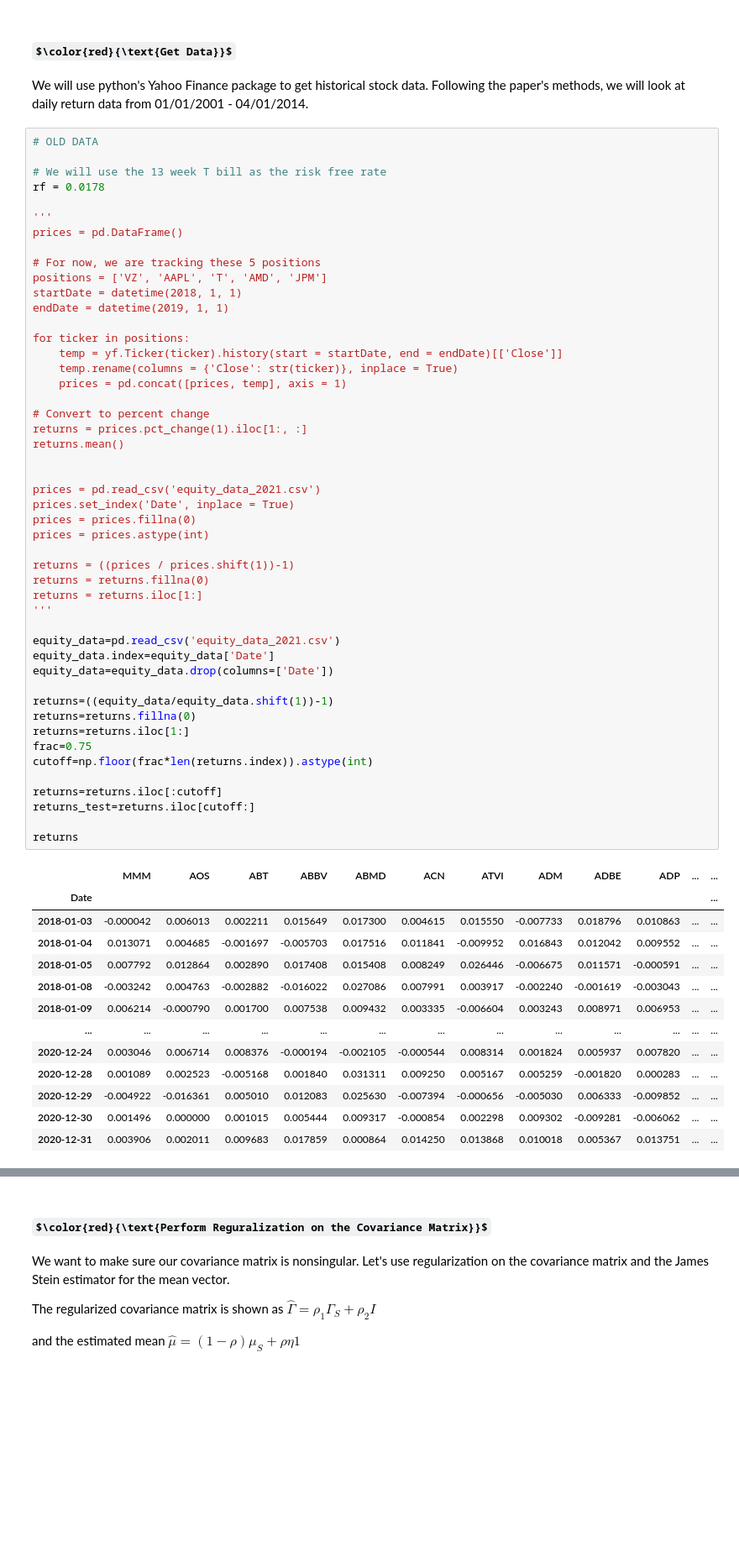
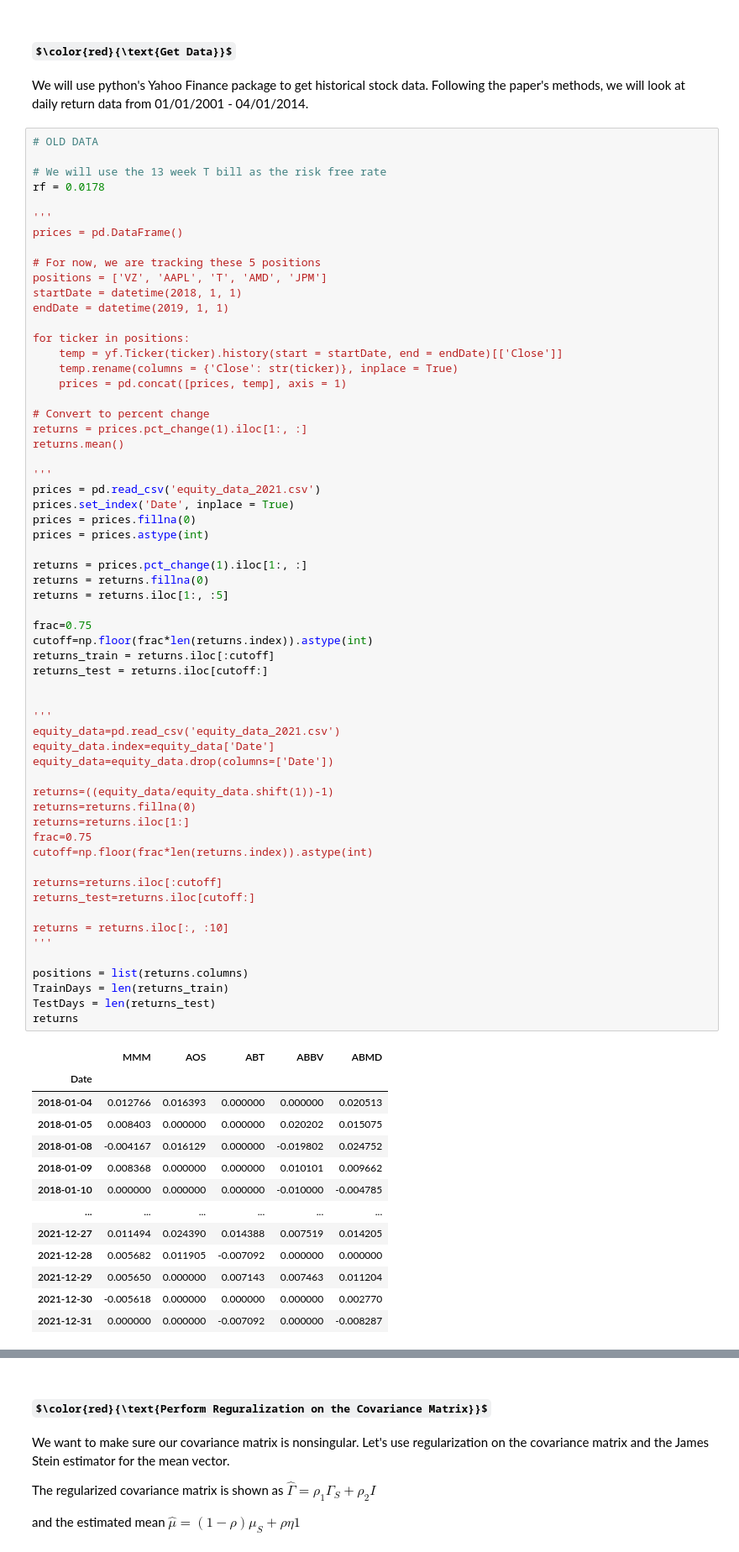
Before and after one commit to jasonbohne123/Split_Bregman_MPT, a Jupyter notebook: PortfolioOptimization.ipynb, the cells around one changed output, grey strips where cells are left out. Shown at 84% size. Cells and saved outputs as stored; diff of their text form; some formulas as TeX source; blank space fills up the shorter version.

```diff
--- a/PortfolioOptimization.ipynb
+++ b/PortfolioOptimization.ipynb
@@ -31,47 +31,59 @@ for ticker in positions:
     temp = yf.Ticker(ticker).history(start = startDate, end = endDate)[['Close']]
     temp.rename(columns = {'Close': str(ticker)}, inplace = True)
     prices = pd.concat([prices, temp], axis = 1)
 
 # Convert to percent change
 returns = prices.pct_change(1).iloc[1:, :]
 returns.mean()
 
-
+'''
 prices = pd.read_csv('equity_data_2021.csv')
 prices.set_index('Date', inplace = True)
 prices = prices.fillna(0)
 prices = prices.astype(int)
 
-returns = ((prices / prices.shift(1))-1)
+returns = prices.pct_change(1).iloc[1:, :]
 returns = returns.fillna(0)
-returns = returns.iloc[1:]
+returns = returns.iloc[1:, :5]
+
+frac=0.75
+cutoff=np.floor(frac*len(returns.index)).astype(int)
+returns_train = returns.iloc[:cutoff]
+returns_test = returns.iloc[cutoff:]
+
+
 '''
-
 equity_data=pd.read_csv('equity_data_2021.csv')
 equity_data.index=equity_data['Date']
 equity_data=equity_data.drop(columns=['Date'])
 
 returns=((equity_data/equity_data.shift(1))-1)
 returns=returns.fillna(0)
 returns=returns.iloc[1:]
 frac=0.75
 cutoff=np.floor(frac*len(returns.index)).astype(int)
 
 returns=returns.iloc[:cutoff]
 returns_test=returns.iloc[cutoff:]
 
+returns = returns.iloc[:, :10]
+'''
+
+positions = list(returns.columns)
+TrainDays = len(returns_train)
+TestDays = len(returns_test)
 returns
 # %% [output]
-|  | MMM | AOS | ABT | ABBV | ABMD | ACN | ATVI | ADM | ADBE | ADP | ... | ... |
-| Date |  |  |  |  |  |  |  |  |  |  |  | ... |
-| 2018-01-03 | -0.000042 | 0.006013 | 0.002211 | 0.015649 | 0.017300 | 0.004615 | 0.015550 | -0.007733 | 0.018796 | 0.010863 | ... | ... |
-| 2018-01-04 | 0.013071 | 0.004685 | -0.001697 | -0.005703 | 0.017516 | 0.011841 | -0.009952 | 0.016843 | 0.012042 | 0.009552 | ... | ... |
-| 2018-01-05 | 0.007792 | 0.012864 | 0.002890 | 0.017408 | 0.015408 | 0.008249 | 0.026446 | -0.006675 | 0.011571 | -0.000591 | ... | ... |
-| 2018-01-08 | -0.003242 | 0.004763 | -0.002882 | -0.016022 | 0.027086 | 0.007991 | 0.003917 | -0.002240 | -0.001619 | -0.003043 | ... | ... |
-| 2018-01-09 | 0.006214 | -0.000790 | 0.001700 | 0.007538 | 0.009432 | 0.003335 | -0.006604 | 0.003243 | 0.008971 | 0.006953 | ... | ... |
-| ... | ... | ... | ... | ... | ... | ... | ... | ... | ... | ... | ... | ... |
-| 2020-12-24 | 0.003046 | 0.006714 | 0.008376 | -0.000194 | -0.002105 | -0.000544 | 0.008314 | 0.001824 | 0.005937 | 0.007820 | ... | ... |
-| 2020-12-28 | 0.001089 | 0.002523 | -0.005168 | 0.001840 | 0.031311 | 0.009250 | 0.005167 | 0.005259 | -0.001820 | 0.000283 | ... | ... |
-| 2020-12-29 | -0.004922 | -0.016361 | 0.005010 | 0.012083 | 0.025630 | -0.007394 | -0.000656 | -0.005030 | 0.006333 | -0.009852 | ... | ... |
-| 2020-12-30 | 0.001496 | 0.000000 | 0.001015 | 0.005444 | 0.009317 | -0.000854 | 0.002298 | 0.009302 | -0.009281 | -0.006062 | ... | ... |
-| 2020-12-31 | 0.003906 | 0.002011 | 0.009683 | 0.017859 | 0.000864 | 0.014250 | 0.013868 | 0.010018 | 0.005367 | 0.013751 | ... | ... |
+|  | MMM | AOS | ABT | ABBV | ABMD |
+| Date |  |  |  |  |  |
+| 2018-01-04 | 0.012766 | 0.016393 | 0.000000 | 0.000000 | 0.020513 |
+| 2018-01-05 | 0.008403 | 0.000000 | 0.000000 | 0.020202 | 0.015075 |
+| 2018-01-08 | -0.004167 | 0.016129 | 0.000000 | -0.019802 | 0.024752 |
+| 2018-01-09 | 0.008368 | 0.000000 | 0.000000 | 0.010101 | 0.009662 |
+| 2018-01-10 | 0.000000 | 0.000000 | 0.000000 | -0.010000 | -0.004785 |
+| ... | ... | ... | ... | ... | ... |
+| 2021-12-27 | 0.011494 | 0.024390 | 0.014388 | 0.007519 | 0.014205 |
+| 2021-12-28 | 0.005682 | 0.011905 | -0.007092 | 0.000000 | 0.000000 |
+| 2021-12-29 | 0.005650 | 0.000000 | 0.007143 | 0.007463 | 0.011204 |
+| 2021-12-30 | -0.005618 | 0.000000 | 0.000000 | 0.000000 | 0.002770 |
+| 2021-12-31 | 0.000000 | 0.000000 | -0.007092 | 0.000000 | -0.008287 |
```
Also changed, not shown: parts of 7 cells of this notebook.
